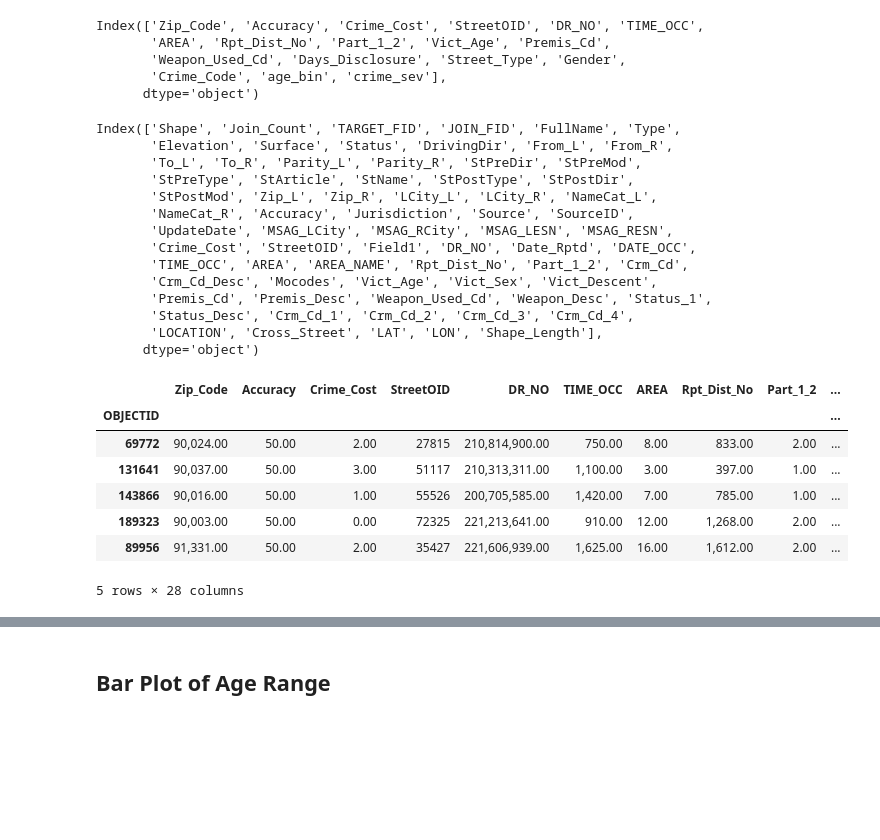
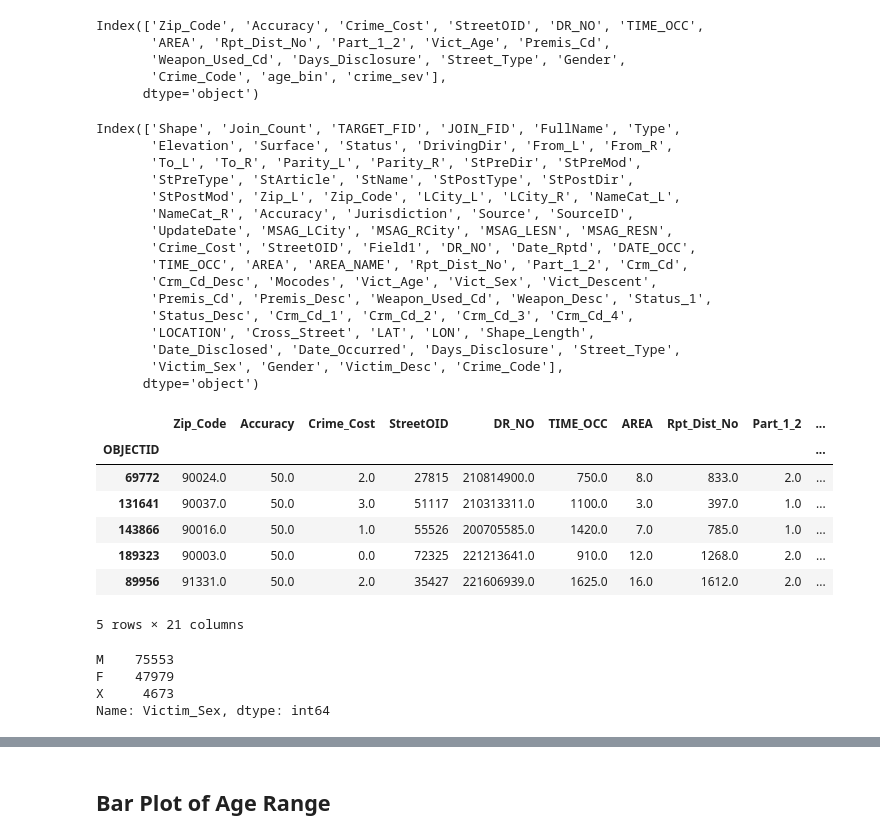
Before and after one commit to MSADS-Capstone/navigating_crime, a Jupyter notebook: Code Library/data_exploration_phase2.ipynb, the cells around one changed output, grey strips where cells are left out. Drawn from its saved outputs; the diff is of its cells as text; code cells hidden in the pictures; blank space fills up the shorter version.

```diff
--- a/Code Library/data_exploration_phase2.ipynb
+++ b/Code Library/data_exploration_phase2.ipynb
@@ -55,7 +55,8 @@ image_path = '/content/drive/Shareddrives/Capstone - Best Group/navigating_crime
 # %%
 # bring in original dataframe only for join purposes
 df = pd.read_csv('/content/drive/Shareddrives/Capstone - Best Group/' \
-               + 'Final_Data_20220719/df.csv', low_memory=False). \set_index('OBJECTID')
+               + 'Final_Data_20220719/df.csv', low_memory=False) \
+               .set_index('OBJECTID')
 # %%
 # read in the training .csv file to a dataframe using pandas
 df_eda = pd.read_csv(data_path2 + 'eda_set.csv', low_memory=False).set_index('OBJECTID')
@@ -94,7 +91,7 @@ Index(['Shape', 'Join_Count', 'TARGET_FID', 'JOIN_FID', 'FullName', 'Type',
        'Elevation', 'Surface', 'Status', 'DrivingDir', 'From_L', 'From_R',
        'To_L', 'To_R', 'Parity_L', 'Parity_R', 'StPreDir', 'StPreMod',
        'StPreType', 'StArticle', 'StName', 'StPostType', 'StPostDir',
-       'StPostMod', 'Zip_L', 'Zip_R', 'LCity_L', 'LCity_R', 'NameCat_L',
+       'StPostMod', 'Zip_L', 'Zip_Code', 'LCity_L', 'LCity_R', 'NameCat_L',
        'NameCat_R', 'Accuracy', 'Jurisdiction', 'Source', 'SourceID',
        'UpdateDate', 'MSAG_LCity', 'MSAG_RCity', 'MSAG_LESN', 'MSAG_RESN',
        'Crime_Cost', 'StreetOID', 'Field1', 'DR_NO', 'Date_Rptd', 'DATE_OCC',
@@ -102,19 +99,29 @@ Index(['Shape', 'Join_Count', 'TARGET_FID', 'JOIN_FID', 'FullName', 'Type',
        'Crm_Cd_Desc', 'Mocodes', 'Vict_Age', 'Vict_Sex', 'Vict_Descent',
        'Premis_Cd', 'Premis_Desc', 'Weapon_Used_Cd', 'Weapon_Desc', 'Status_1',
        'Status_Desc', 'Crm_Cd_1', 'Crm_Cd_2', 'Crm_Cd_3', 'Crm_Cd_4',
-       'LOCATION', 'Cross_Street', 'LAT', 'LON', 'Shape_Length'],
+       'LOCATION', 'Cross_Street', 'LAT', 'LON', 'Shape_Length',
+       'Date_Disclosed', 'Date_Occurred', 'Days_Disclosure', 'Street_Type',
+       'Victim_Sex', 'Gender', 'Victim_Desc', 'Crime_Code'],
       dtype='object')
 # %%
 df_eda = df_eda.join(df['Status_Desc'], how='left', lsuffix='left', rsuffix='right')
 df_eda = df_eda.join(df['Type'], how='left', lsuffix='left', rsuffix='right')
-df_eda = df_eda.join(df['Vict_Sex'], how='left', lsuffix='left', rsuffix='right')
+df_eda = df_eda.join(df['Victim_Sex'], how='left', lsuffix='left', rsuffix='right')
 df_eda.head()
 # %% [output]
 |  | Zip_Code | Accuracy | Crime_Cost | StreetOID | DR_NO | TIME_OCC | AREA | Rpt_Dist_No | Part_1_2 | ... |
 | OBJECTID |  |  |  |  |  |  |  |  |  | ... |
-| 69772 | 90,024.00 | 50.00 | 2.00 | 27815 | 210,814,900.00 | 750.00 | 8.00 | 833.00 | 2.00 | ... |
-| 131641 | 90,037.00 | 50.00 | 3.00 | 51117 | 210,313,311.00 | 1,100.00 | 3.00 | 397.00 | 1.00 | ... |
-| 143866 | 90,016.00 | 50.00 | 1.00 | 55526 | 200,705,585.00 | 1,420.00 | 7.00 | 785.00 | 1.00 | ... |
-| 189323 | 90,003.00 | 50.00 | 0.00 | 72325 | 221,213,641.00 | 910.00 | 12.00 | 1,268.00 | 2.00 | ... |
-| 89956 | 91,331.00 | 50.00 | 2.00 | 35427 | 221,606,939.00 | 1,625.00 | 16.00 | 1,612.00 | 2.00 | ... |
+| 69772 | 90024.0 | 50.0 | 2.0 | 27815 | 210814900.0 | 750.0 | 8.0 | 833.0 | 2.0 | ... |
+| 131641 | 90037.0 | 50.0 | 3.0 | 51117 | 210313311.0 | 1100.0 | 3.0 | 397.0 | 1.0 | ... |
+| 143866 | 90016.0 | 50.0 | 1.0 | 55526 | 200705585.0 | 1420.0 | 7.0 | 785.0 | 1.0 | ... |
+| 189323 | 90003.0 | 50.0 | 0.0 | 72325 | 221213641.0 | 910.0 | 12.0 | 1268.0 | 2.0 | ... |
+| 89956 | 91331.0 | 50.0 | 2.0 | 35427 | 221606939.0 | 1625.0 | 16.0 | 1612.0 | 2.0 | ... |
-5 rows × 28 columns
+5 rows × 21 columns
+# %%
+# display the strings contained within the column and respective value counts
+df_eda['Victim_Sex'].value_counts()
+# %% [output]
+M    75553
+F    47979
+X     4673
+Name: Victim_Sex, dtype: int64
```
Also changed, not shown: parts of 18 cells of this notebook, 4 other files.
